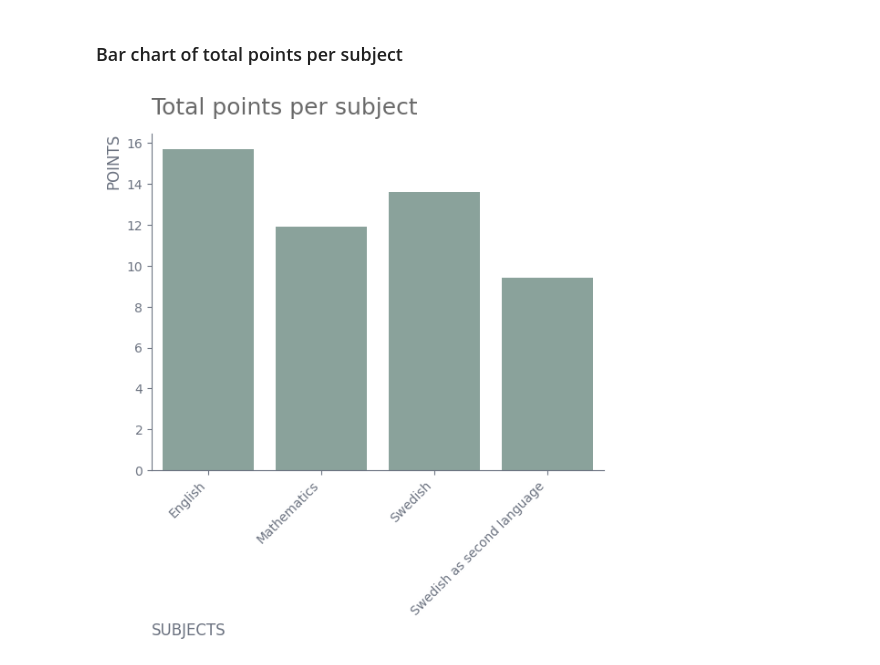
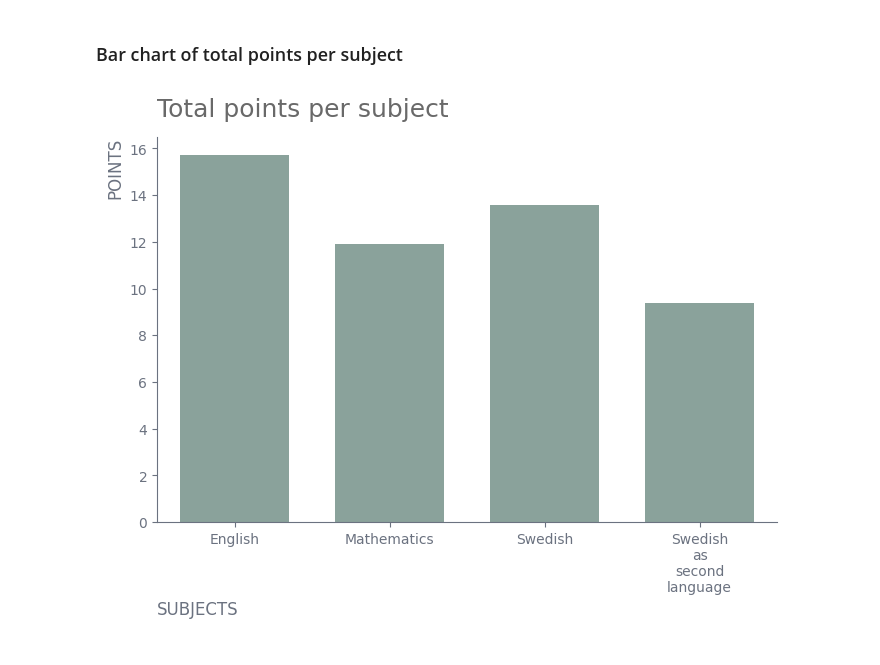
Before and after one commit to HolmstromAnna/Python-Anna-Holmstr-m-OPA23, a Jupyter notebook: Labb2/Labb2.ipynb, the cells around one changed output. Saved outputs shown, nothing was run; the diff lists cells and outputs as text; code cells hidden in the pictures.

Commit message:
Smaller changes to bar plot

```diff
--- a/Labb2/Labb2.ipynb
+++ b/Labb2/Labb2.ipynb
@@ -83,36 +83,39 @@ Antal pojkar som fått betyget F: 5798
 import matplotlib.pyplot as plt
 import seaborn as sns
 
 # Define subjects
 subjects = ["English", "Mathematics", "Swedish", "Swedish as second language"]
 # List of points
 points = [english.loc[0, "Totalt (poäng)"],
           mathematics.loc[0, "Totalt (poäng)"],
           swedish.loc[0, "Totalt (poäng)"],
           swedish_second.loc[0, "Totalt (poäng)"]]
 
 # Create figure and axis objects
 fig, ax = plt.subplots()
 # Create a bar plot
-sns.barplot(x=subjects, y=points, color="#86A69D", linewidth=2.5, ax=ax)
+sns.barplot(x=subjects, y=points, color="#86A69D",width = 0.7, ax=ax)
 # Set x-axis tick labels
-ax.set_xticklabels(subjects, rotation=45, ha='right')
+            #ax.set_xticklabels(subjects)      #rotation=45
+ax.set_xticklabels(subjects[:-1] + [subjects[-1].replace(" ", "\n")])
 #Set x-axis label
 plt.xlabel("SUBJECTS", loc="left", color="#6b7280", fontsize=12)
 # Set y-axis label
 plt.ylabel("POINTS", loc="top", color="#6b7280", fontsize=12)
 # Set title
 plt.title("Total points per subject",  loc="left", pad=15, color="dimgray", fontsize=18)
 #Remove and change lines
 ax.tick_params(axis="both", colors="#6b7280")
 ax.spines["top"].set_visible(False)
 ax.spines["right"].set_visible(False)
 ax.spines["left"].set_color("#6b7280")
 ax.spines["bottom"].set_color("#6b7280")
 
+fig.set_size_inches(8, 5)
+
 plt.show()
 # %% [output]
-[figure, old version]
+[figure, new version]
 # %%
 # Define subjects
 subjects = ["English", "Mathematics", "Swedish", "Swedish as second language"]
```
